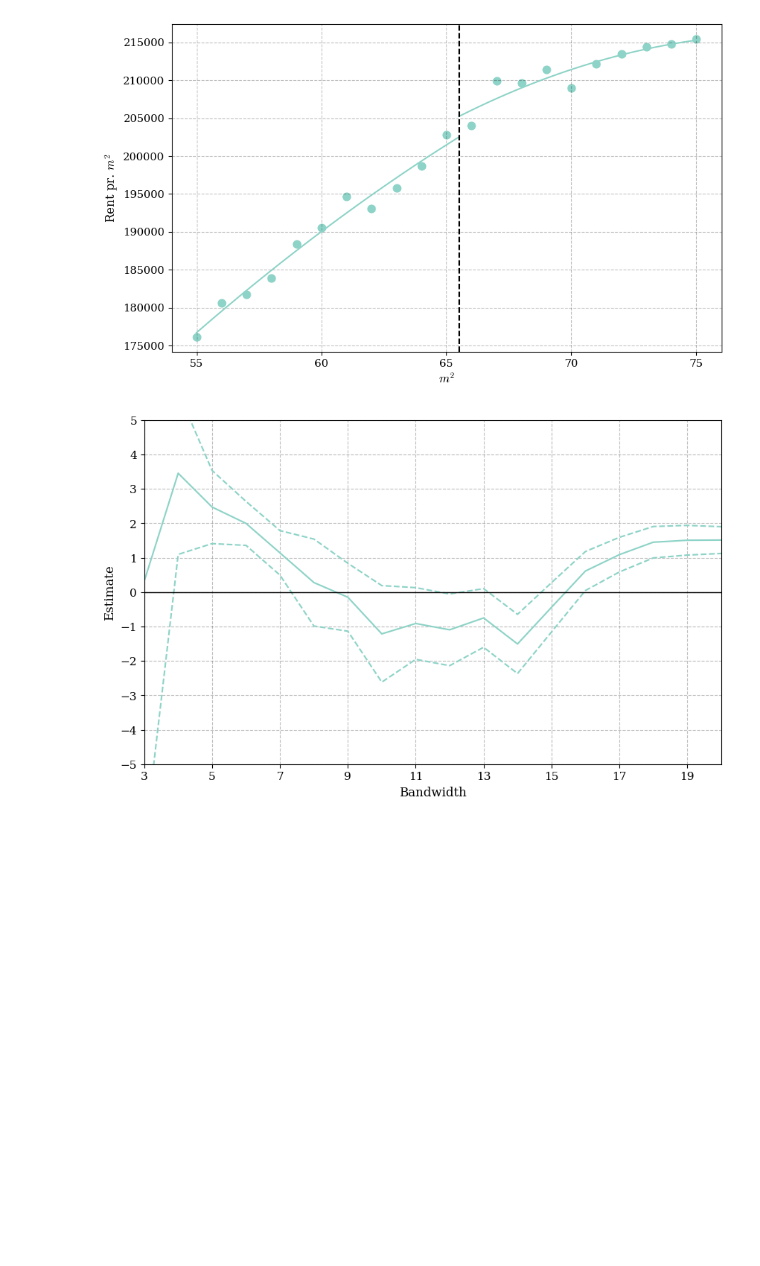
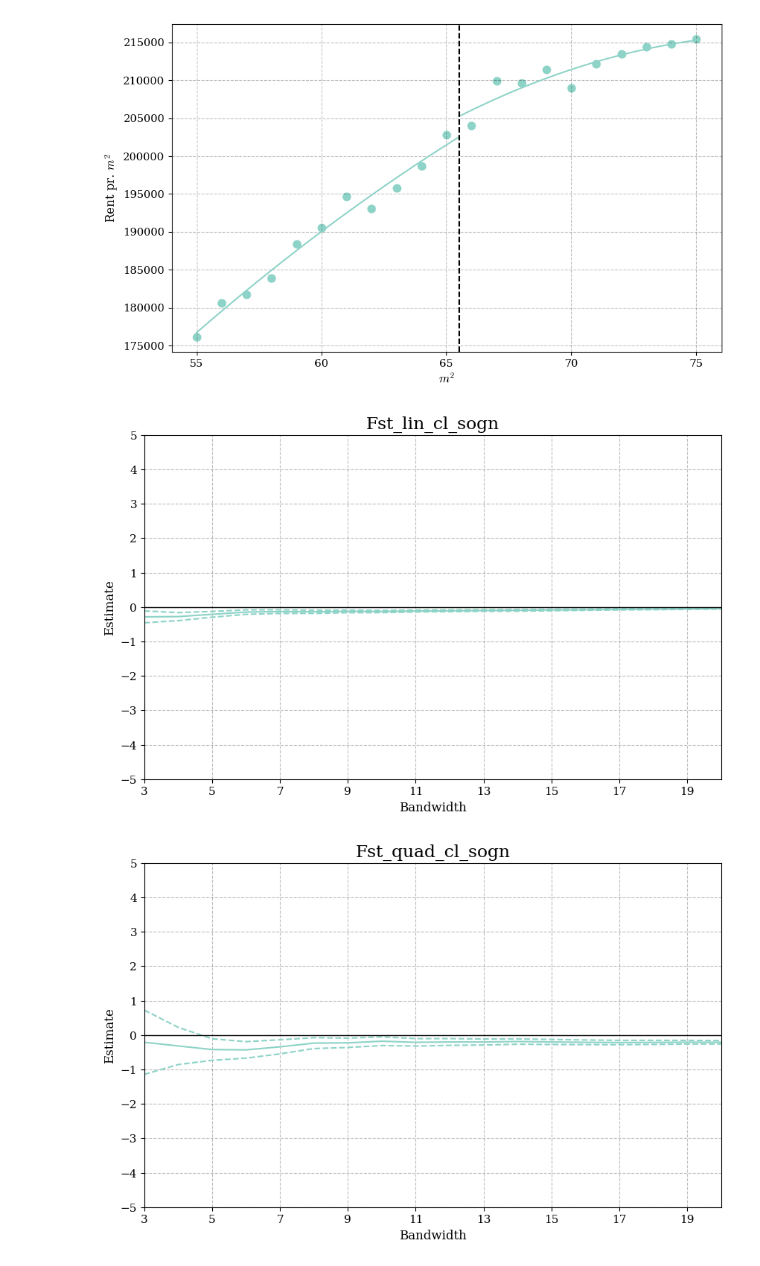
Before and after one commit to HansHoltenAndersen/Bachelor, a Jupyter notebook: Plots.ipynb, the cells around one changed output. Saved outputs shown, nothing was run; the diff lists cells and outputs as text; code cells hidden in the pictures; blank space fills up the shorter version.

Commit message:
Opdatering af bw-plots

```diff
--- a/Plots.ipynb
+++ b/Plots.ipynb
@@ -371,18 +371,26 @@ def plot_bw(df, title="Estimates with 95% CI", clr=colors[0]):
 # %%
 #Linear first stage
 # import exceldata
 
+Fst_lin_cl_sogn = load_bw_data("Hjemsendelse 12-11-2025.xlsx", "Fst_lin_cl_sogn")
+Fst_quad_cl_sogn = load_bw_data("Hjemsendelse 12-11-2025.xlsx", "Fst_quad_cl_sogn")
 Effect_main = load_bw_data("Hjemsendelse 12-11-2025.xlsx", "Effect_main")
-Fst_quad_cl_sogn = load_bw_data("Hjemsendelse 12-11-2025.xlsx", "Fst_quad_cl_sogn_bw")
-Fst_lin_cl_sogn = load_bw_data("Hjemsendelse 12-11-2025.xlsx", "Fst_lin_cl_sogn_bw")
-
+Effect_lin_cl_sogn = load_bw_data("Hjemsendelse 12-11-2025.xlsx", "Effect_lin_cl_sogn")
+main_storbyer_cl_sogn = load_bw_data("Hjemsendelse 12-11-2025.xlsx", "main_storbyer_cl_sogn")
+main_u_storbyer_cl_sogn = load_bw_data("Hjemsendelse 12-11-2025.xlsx", "main_u_storbyer_cl_sogn")
 
 #Definiting panels with titles
 panels = {
-    "": Main,
+    "Fst_lin_cl_sogn": Fst_lin_cl_sogn,
+    "Fst_quad_cl_sogn": Fst_quad_cl_sogn,
+    "Effect_main": Effect_main,
+    "Effect_lin_cl_sogn": Effect_lin_cl_sogn,
+    "main_storbyer_cl_sogn": main_storbyer_cl_sogn,
+    "main_u_storbyer_cl_sogn": main_u_storbyer_cl_sogn
 }
 
 for name, d in panels.items():
     plot_bw(d, title=name, clr=colors[0])
 # %% [output]
-[figure, old version]
+[figure, new version]
+[figure, added]
```
Also changed, not shown: parts of 3 cells of this notebook.
